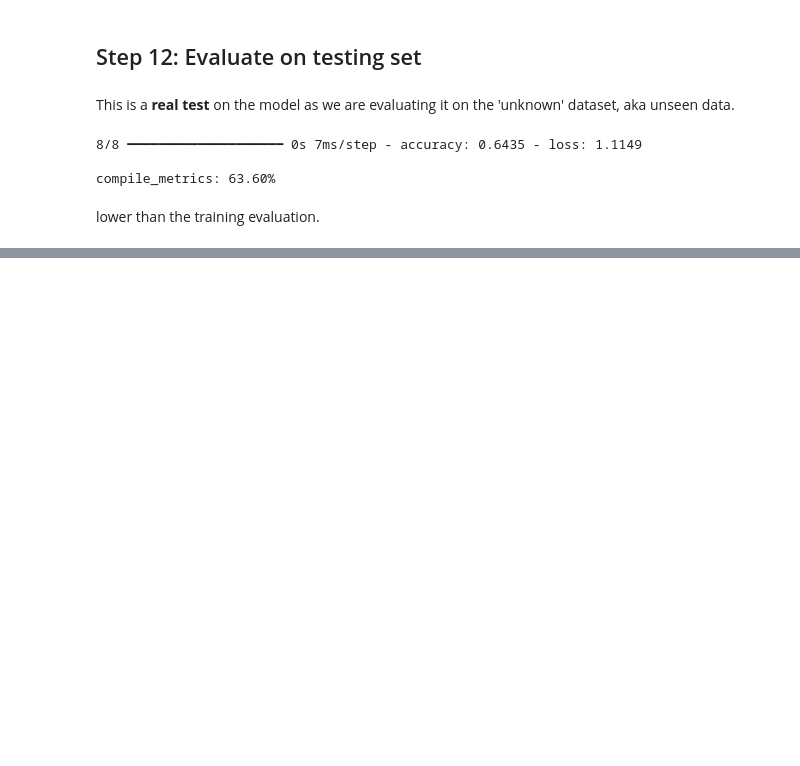
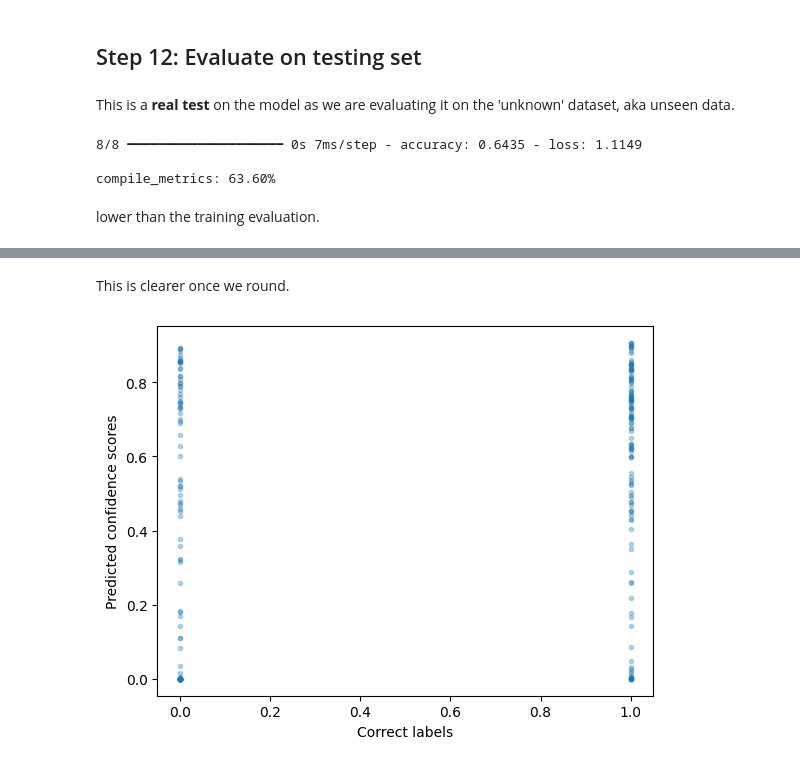
Before and after one commit to Jorwin-dev/machine-learning, a Jupyter notebook: neural-networks/Wine/neural_networks-wine.ipynb, the cells around one changed output, grey strips where cells are left out. Drawn from its saved outputs; the diff is of its cells as text; code cells hidden in the pictures; blank space fills up the shorter version.

Commit message:
Checking what the model predicted.

```diff
--- a/neural-networks/Wine/neural_networks-wine.ipynb
+++ b/neural-networks/Wine/neural_networks-wine.ipynb
@@ -482,0 +499,2 @@ lower than the training evaluation.
+# %%
+prediction = model.predict(XTEST)
@@ -482,0 +531,9 @@ lower than the training evaluation.
+# %% [markdown]
+This is clearer once we round.
+# %%
+plt.plot(YTEST, prediction, '.', alpha=0.3)
+plt.xlabel('Correct labels')
+plt.ylabel('Predicted confidence scores')
+plt.show()
+# %% [output]
+[figure, added]
```
Also changed, not shown: parts of 8 cells of this notebook.
